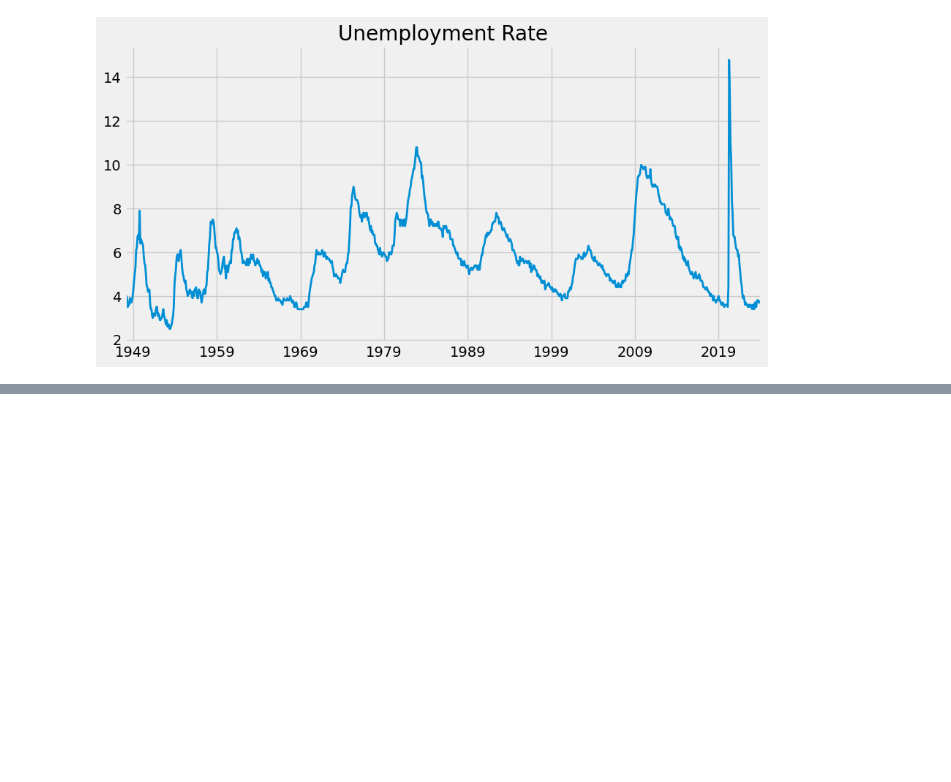
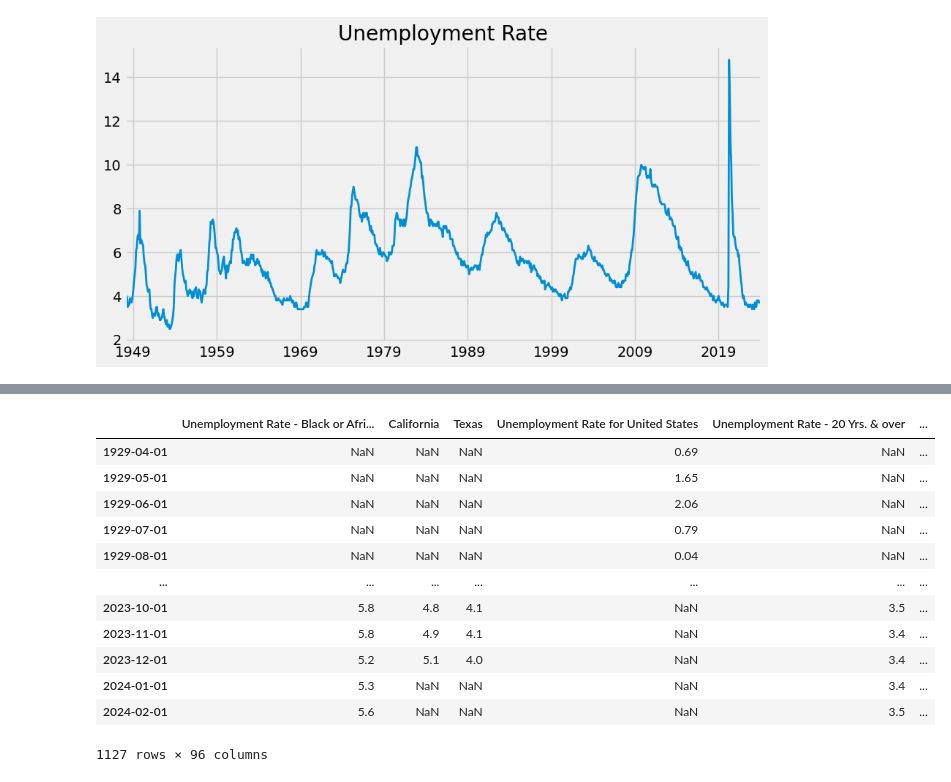
Before and after one commit to Tanay-Dwivedi/Economic-Data-Analysis, a Jupyter notebook: economic_data_analysis.ipynb, the cells around one changed output, grey strips where cells are left out. Drawn from its saved outputs; the diff is of its cells as text; code cells hidden in the pictures; blank space fills up the shorter version.

```diff
--- a/economic_data_analysis.ipynb
+++ b/economic_data_analysis.ipynb
@@ -134,0 +128,16 @@ unemp_res
+# %%
+unemp_st
+# %% [output]
+|  | Unemployment Rate - Black or Afri... | California | Texas | Unemployment Rate for United States | Unemployment Rate - 20 Yrs. & over | ... |
+| 1929-04-01 | NaN | NaN | NaN | 0.69 | NaN | ... |
+| 1929-05-01 | NaN | NaN | NaN | 1.65 | NaN | ... |
+| 1929-06-01 | NaN | NaN | NaN | 2.06 | NaN | ... |
+| 1929-07-01 | NaN | NaN | NaN | 0.79 | NaN | ... |
+| 1929-08-01 | NaN | NaN | NaN | 0.04 | NaN | ... |
+| ... | ... | ... | ... | ... | ... | ... |
+| 2023-10-01 | 5.8 | 4.8 | 4.1 | NaN | 3.5 | ... |
+| 2023-11-01 | 5.8 | 4.9 | 4.1 | NaN | 3.4 | ... |
+| 2023-12-01 | 5.2 | 5.1 | 4.0 | NaN | 3.4 | ... |
+| 2024-01-01 | 5.3 | NaN | NaN | NaN | 3.4 | ... |
+| 2024-02-01 | 5.6 | NaN | NaN | NaN | 3.5 | ... |
+1127 rows × 96 columns
```
Also changed, not shown: parts of 5 cells of this notebook.
